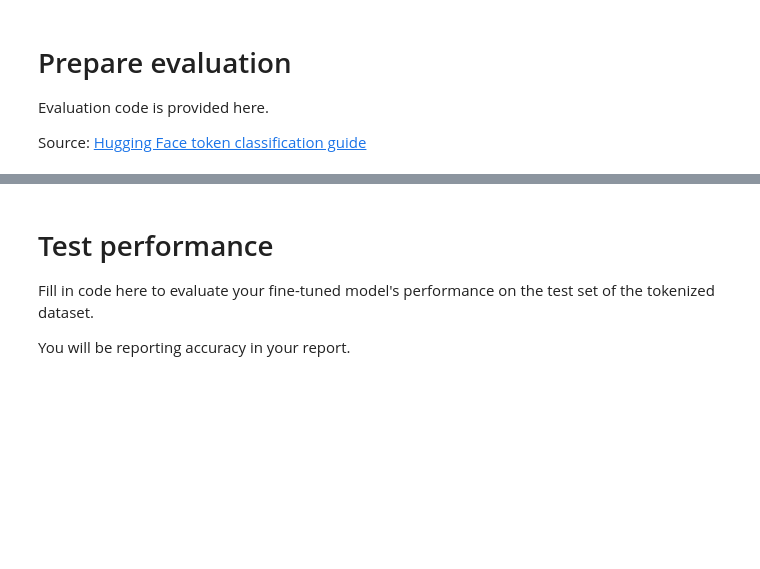
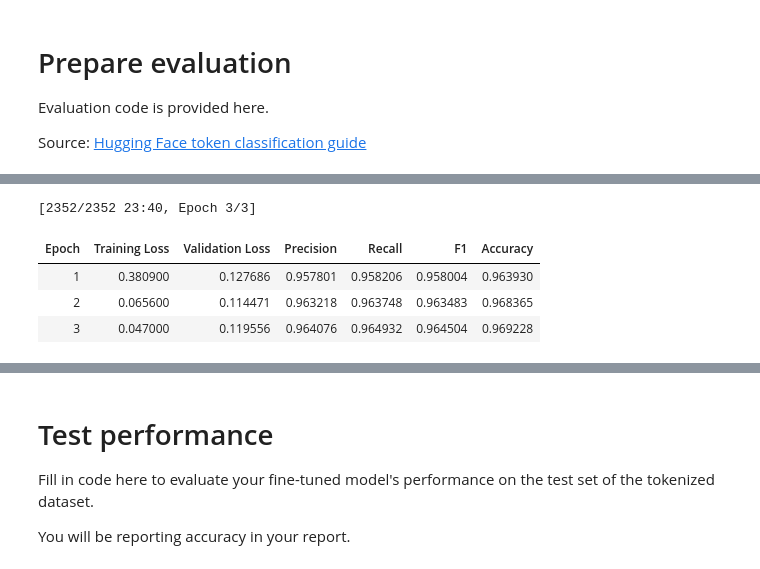
Before and after one commit to Jiyang-Liu0/Data-structure-and-algrithm, a Jupyter notebook: hw4_bert_pos_skeleton.ipynb, the cells around one changed output, grey strips where cells are left out. Drawn from its saved outputs; the diff is of its cells as text; code cells hidden in the pictures; blank space fills up the shorter version.

```diff
--- a/hw4_bert_pos_skeleton.ipynb
+++ b/hw4_bert_pos_skeleton.ipynb
@@ -42,7 +60,10 @@ Here are a few links to learn more about the data:
 from datasets import load_dataset
 
 # FILL IN
-subset =  # string subset name: "en_ewt" for English, "no_bokmaal" for Norwegian
+# subset =  # string subset name: "en_ewt" for English, "no_bokmaal" for Norwegian
+
+# subset = "en_ewt"
+subset = "no_bokmaal"
 
 data = load_dataset('universal_dependencies', subset, trust_remote_code=True)
 data
@@ -68,6 +106,8 @@ Feel free to search Hugging Face for BERT variants or to use recommended ones in
 # %%
 from transformers import AutoTokenizer
 
-# FILL IN with the name of a BERT-based pretrained model from Hugging Face
-pretrained_model =
+# pretrained_model = "bert-base-cased"
+
+pretrained_model = "NbAiLab/nb-bert-base"
+
 tokenizer = AutoTokenizer.from_pretrained(pretrained_model)
@@ -126,0 +239,64 @@ Fill in code here to load your pretrained model and do fine-tuning using the `Tr
+# %%
+from transformers import AutoModelForTokenClassification, Trainer, TrainingArguments
+import evaluate
+import numpy as np
+from transformers import DataCollatorForTokenClassification
+
+data_collator = DataCollatorForTokenClassification(tokenizer=tokenizer)
+# 定义标签列表和标签数量
+label_list = data['train'].features['upos'].feature.names
+num_labels = len(label_list)
+
+# 加载预训练模型并设置标签数量
+model = AutoModelForTokenClassification.from_pretrained(pretrained_model, num_labels=num_labels)
+
+# 定义计算评估指标的函数
+seqeval = evaluate.load('seqeval')
+
+def compute_metrics(p):
+    predictions, labels = p
+    predictions = np.argmax(predictions, axis=2)
+
+    true_predictions = [
+        [label_list[p] for (p, l) in zip(prediction, label) if l != -100]
+        for prediction, label in zip(predictions, labels)
+    ]
+    true_labels = [
+        [label_list[l] for (p, l) in zip(prediction, label) if l != -100]
+        for prediction, label in zip(predictions, labels)
+    ]
+
+    results = seqeval.compute(predictions=true_predictions, references=true_labels)
+    return {
+        "precision": results["overall_precision"],
+        "recall": results["overall_recall"],
+        "f1": results["overall_f1"],
+        "accuracy": results["overall_accuracy"],
+    }
+
+# 定义训练参数
+training_args = TrainingArguments(
+    output_dir="./results_no",
+    evaluation_strategy="epoch",
+    learning_rate=2e-5,
+    per_device_train_batch_size=16,
+    per_device_eval_batch_size=16,
+    num_train_epochs=3,
+    weight_decay=0.01,
+    report_to=[],
+)
+
+# 使用 Trainer 初始化微调过程
+trainer = Trainer(
+    model=model,
+    args=training_args,
+    train_dataset=tokenized_dataset["train"],
+    eval_dataset=tokenized_dataset["validation"],
+    tokenizer=tokenizer,
+    data_collator=data_collator,
+    compute_metrics=compute_metrics,
+)
+
+# 进行训练
+trainer.train()
+# %% [output]
@@ -126,0 +305,5 @@ Fill in code here to load your pretrained model and do fine-tuning using the `Tr
+[2352/2352 23:40, Epoch 3/3]
+| Epoch | Training Loss | Validation Loss | Precision | Recall | F1 | Accuracy |
+| 1 | 0.380900 | 0.127686 | 0.957801 | 0.958206 | 0.958004 | 0.963930 |
+| 2 | 0.065600 | 0.114471 | 0.963218 | 0.963748 | 0.963483 | 0.968365 |
+| 3 | 0.047000 | 0.119556 | 0.964076 | 0.964932 | 0.964504 | 0.969228 |
```
Also changed, not shown: parts of 15 cells of this notebook.
